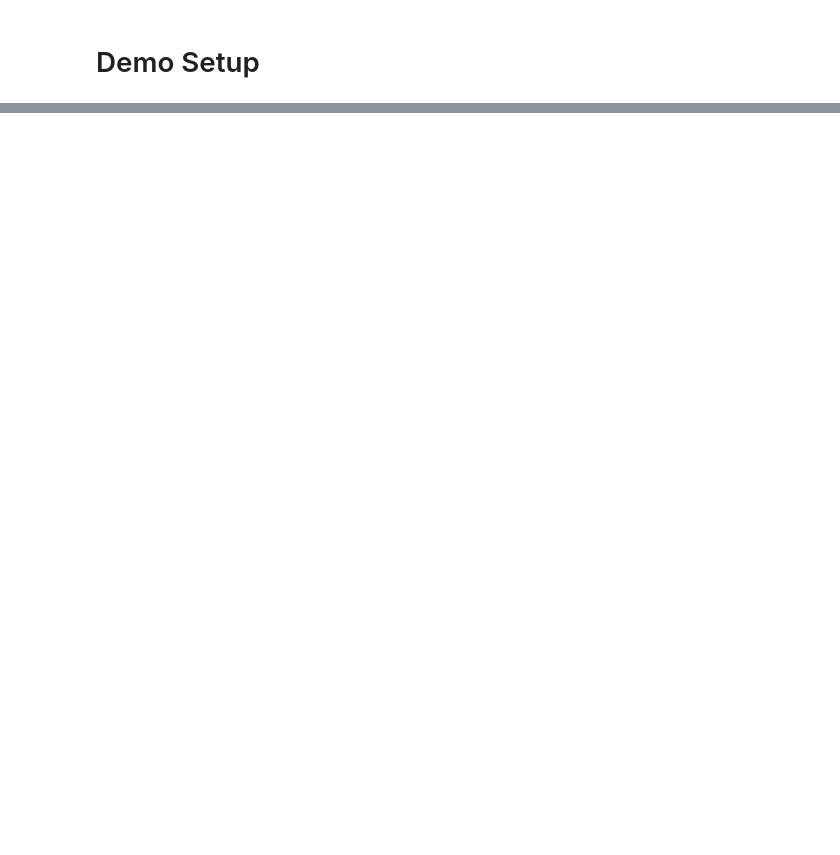
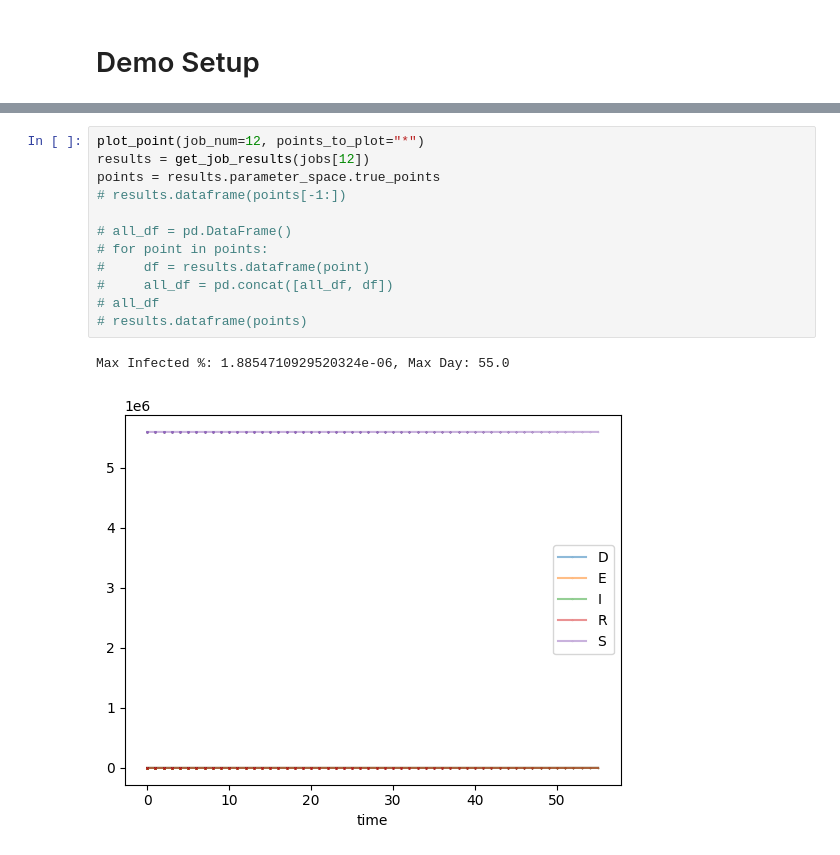
Before and after one commit to ml4ai/funman, a Jupyter notebook: notebooks/view_parameter_space.ipynb, the cells around one changed output, grey strips where cells are left out. Drawn from its saved outputs; the diff is of its cells as text; blank space fills up the shorter version.

```diff
--- a/notebooks/view_parameter_space.ipynb
+++ b/notebooks/view_parameter_space.ipynb
@@ -41 +69,16 @@ def plot(results):
+# %%
+plot_point(job_num=12, points_to_plot="*")
+results = get_job_results(jobs[12])
+points = results.parameter_space.true_points
+# results.dataframe(points[-1:])
+
+# all_df = pd.DataFrame()
+# for point in points:
+#     df = results.dataframe(point)
+#     all_df = pd.concat([all_df, df])
+# all_df
+# results.dataframe(points)
+# %% [output]
+Max Infected %: 1.8854710929520324e-06, Max Day: 55.0
+[figure, added]
 # %%
```
Also changed, not shown: parts of 8 cells of this notebook, 11 other files.
